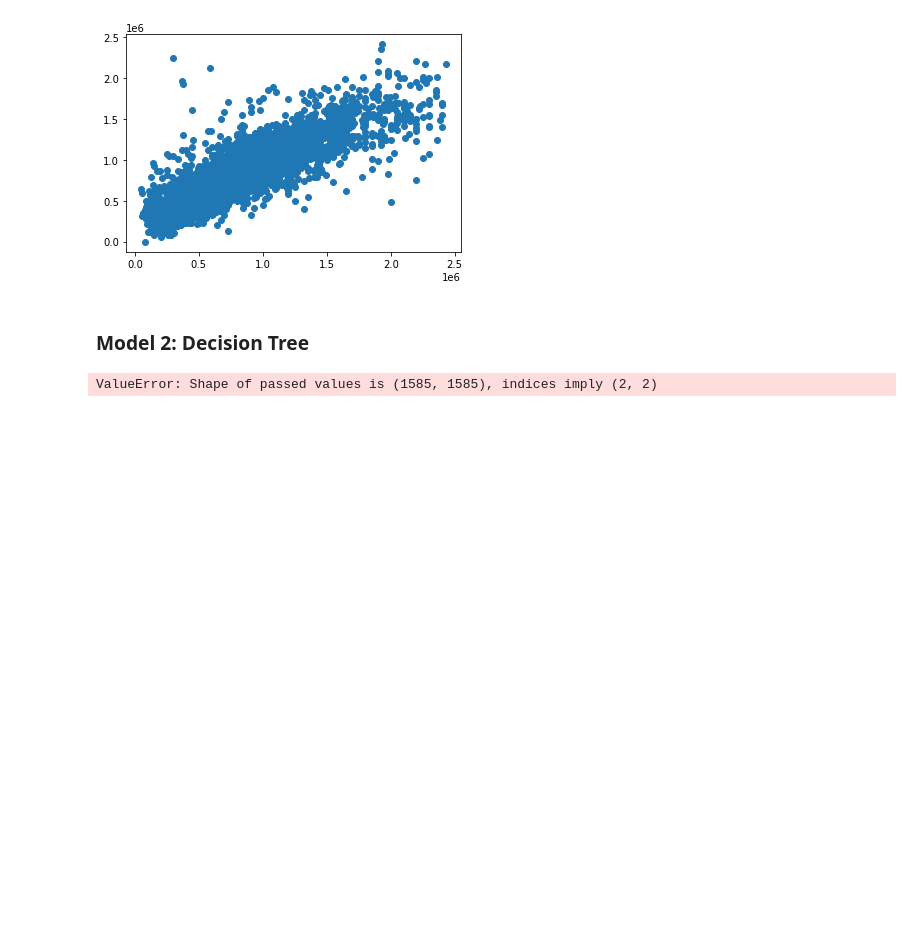
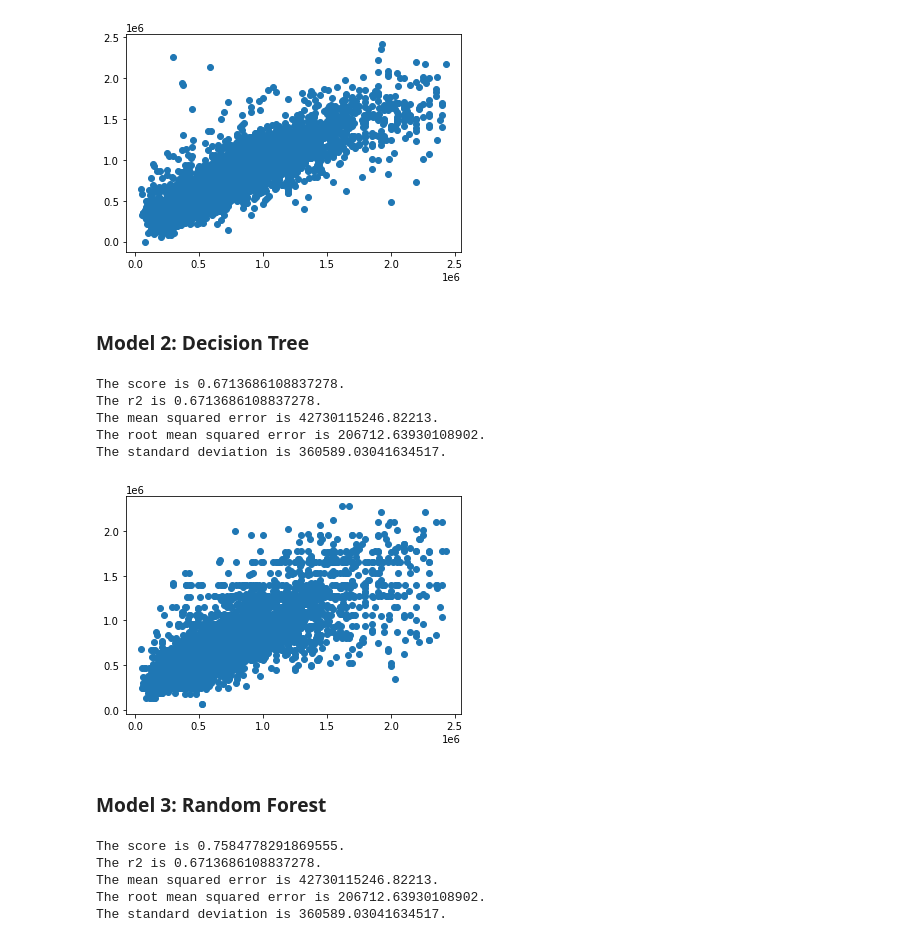
Before and after one commit to TroyFoote/Exploring_Perth_House_Prices, a Jupyter notebook: Perth_House_Prices_Linear.ipynb, the cells around one changed output. Cells and saved outputs as stored; diff of their text form; code cells hidden in the pictures; blank space fills up the shorter version.

Commit message:
created models 2 and 3 in code

```diff
--- a/Perth_House_Prices_Linear.ipynb
+++ b/Perth_House_Prices_Linear.ipynb
@@ -344,19 +367,10 @@ X_test_scaled= X_scaler.transform(X_test)
 # Fit the Decision Tree
 
 # Create the Decision Tree classifier
-model= tree.DecisionTreeClassifier()
+model= tree.DecisionTreeRegressor(min_samples_split=200, random_state=10)
 
 # Fit the model
-model= model.fit(X_train_scaled, y_train)
+model= model.fit(X_train, y_train)
 # %%
 # Make Predictions using the Tree Model
-tree_predict= model.predict(X_test_scaled)
+tree_predict= model.predict(X_test)
-# %%
-# Calculate the confusion matrix
-con_max= confusion_matrix(y_test, tree_predict)
-con_max_df= pd.DataFrame(con_max, index=["Actual 0", "Actual 1"], columns=["Predicted 0", "Predicted 1"])
-
-#Calculate the Accuracy Score
-acc_score= accuracy_score(y_test, tree_predict)
-# %% [output]
-ValueError: Shape of passed values is (1585, 1585), indices imply (2, 2)
@@ -369,0 +384,21 @@ print(classification_report(y_test, tree_predict))
+# %%
+# Print releveant metrics.
+print(f"The score is {score}.")
+print(f"The r2 is {r2}.")
+print(f"The mean squared error is {mse}.")
+print(f"The root mean squared error is {rmse}.")
+print(f"The standard deviation is {std}.")
+# %% [output]
+The score is 0.6713686108837278.
+The r2 is 0.6713686108837278.
+The mean squared error is 42730115246.82213.
+The root mean squared error is 206712.63930108902.
+The standard deviation is 360589.03041634517.
+# %%
+# Create a scatter plot
+plt.scatter(y_test, tree_predict)
+plt.savefig("Images/DT_ScatterPlot.png")
+# %% [output]
+[figure, added]
+# %% [markdown]
+### Model 3: Random Forest
@@ -369,0 +421,13 @@ print(classification_report(y_test, tree_predict))
+# %%
+# Print releveant metrics.
+print(f"The score is {score}.")
+print(f"The r2 is {r2}.")
+print(f"The mean squared error is {mse}.")
+print(f"The root mean squared error is {rmse}.")
+print(f"The standard deviation is {std}.")
+# %% [output]
+The score is 0.7584778291869555.
+The r2 is 0.6713686108837278.
+The mean squared error is 42730115246.82213.
+The root mean squared error is 206712.63930108902.
+The standard deviation is 360589.03041634517.
```
Also changed, not shown: parts of 21 cells of this notebook, 6 other files.
